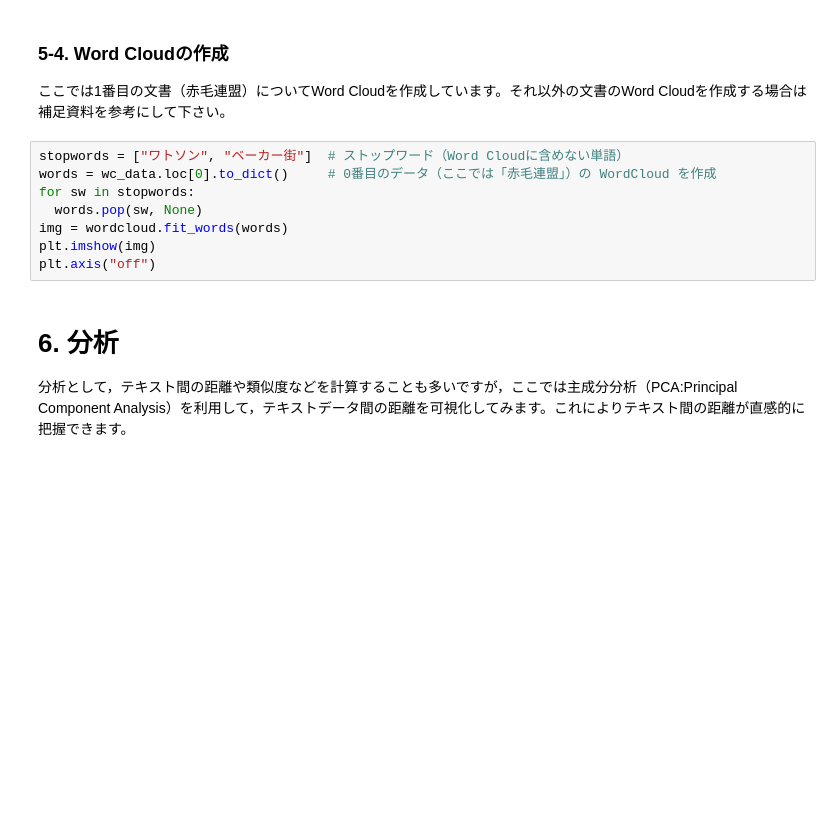
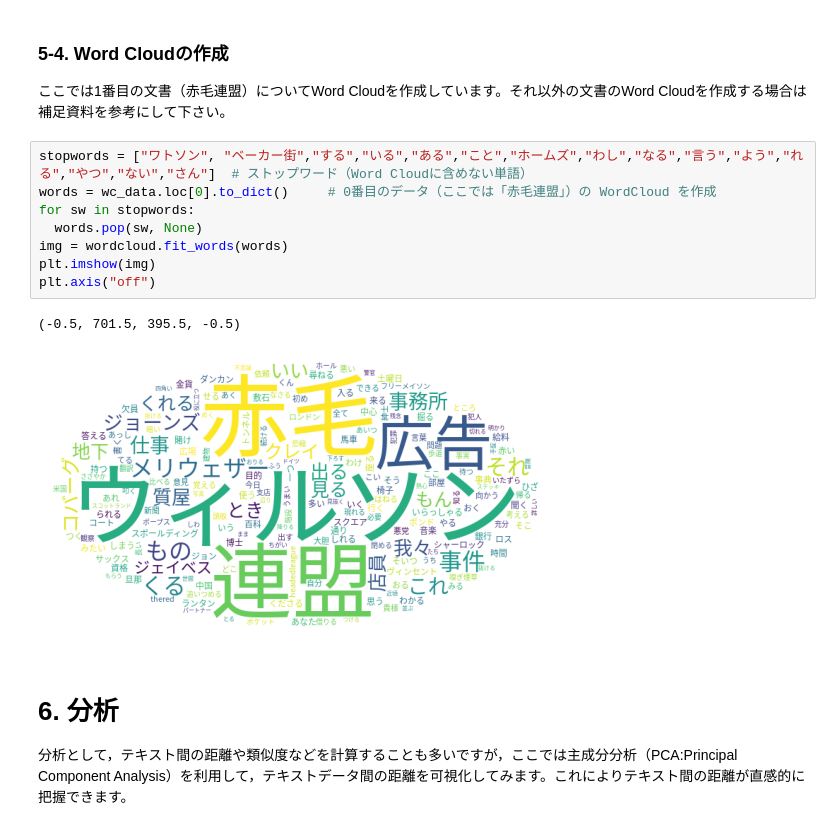
Before and after one commit to 8ruaaki/azure-openai-test, a Jupyter notebook: B5_TextAnalysis2.ipynb, the cells around one changed output. Saved outputs shown, nothing was run; the diff lists cells and outputs as text; blank space fills up the shorter version.

```diff
--- a/B5_TextAnalysis2.ipynb
+++ b/B5_TextAnalysis2.ipynb
@@ -385,13 +390,16 @@ wc_data = pd.DataFrame(tfidf.toarray(),
 
 ここでは1番目の文書（赤毛連盟）についてWord Cloudを作成しています。それ以外の文書のWord Cloudを作成する場合は補足資料を参考にして下さい。
 # %%
-stopwords = ["ワトソン", "ベーカー街"]  # ストップワード（Word Cloudに含めない単語）
+stopwords = ["ワトソン", "ベーカー街","する","いる","ある","こと","ホームズ","わし","なる","言う","よう","れる","やつ","ない","さん"]  # ストップワード（Word Cloudに含めない単語）
 words = wc_data.loc[0].to_dict()     # 0番目のデータ（ここでは「赤毛連盟」）の WordCloud を作成
 for sw in stopwords:
   words.pop(sw, None)
 img = wordcloud.fit_words(words)
 plt.imshow(img)
 plt.axis("off")
+# %% [output]
+(-0.5, 701.5, 395.5, -0.5)
+[figure, added]
 # %% [markdown]
 # 6. 分析
 
```
Also changed, not shown: parts of 6 cells of this notebook.
